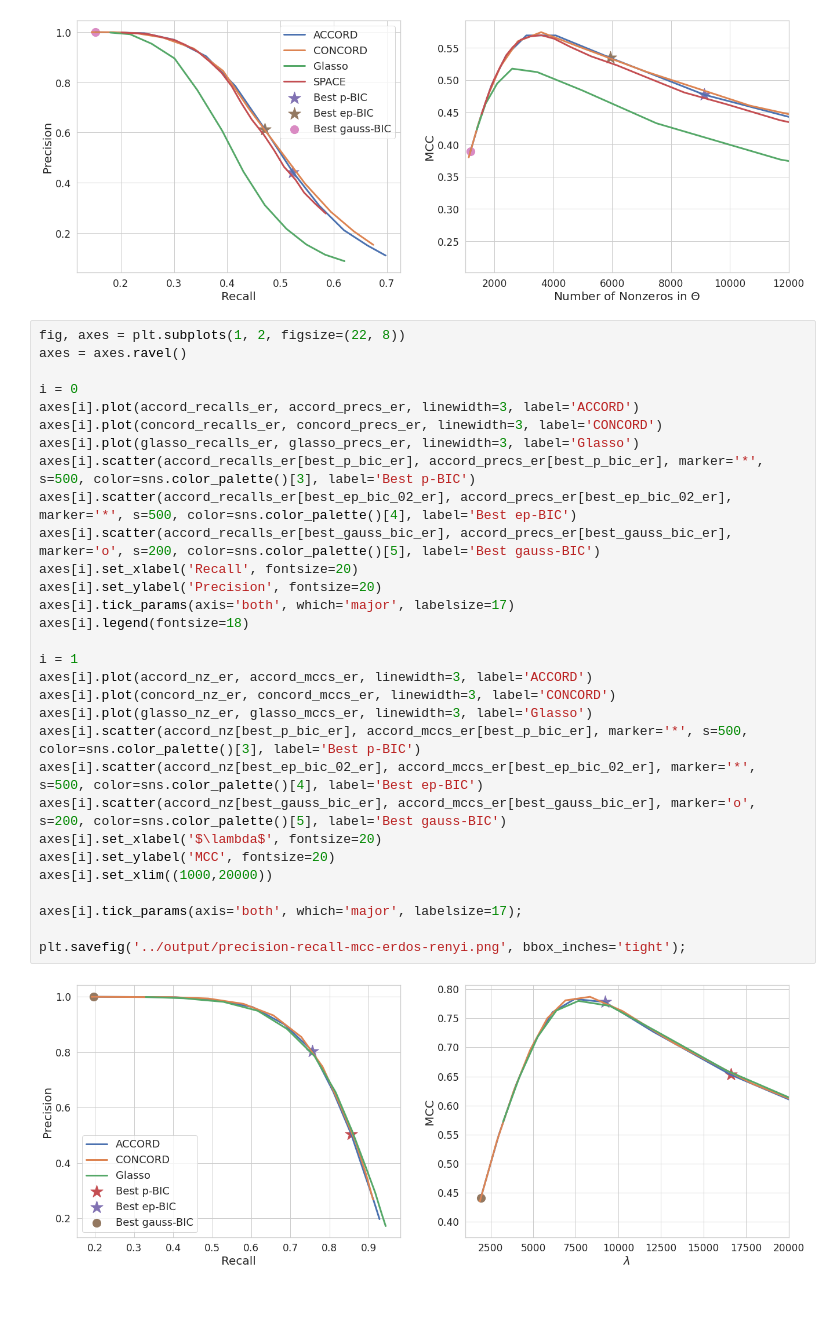
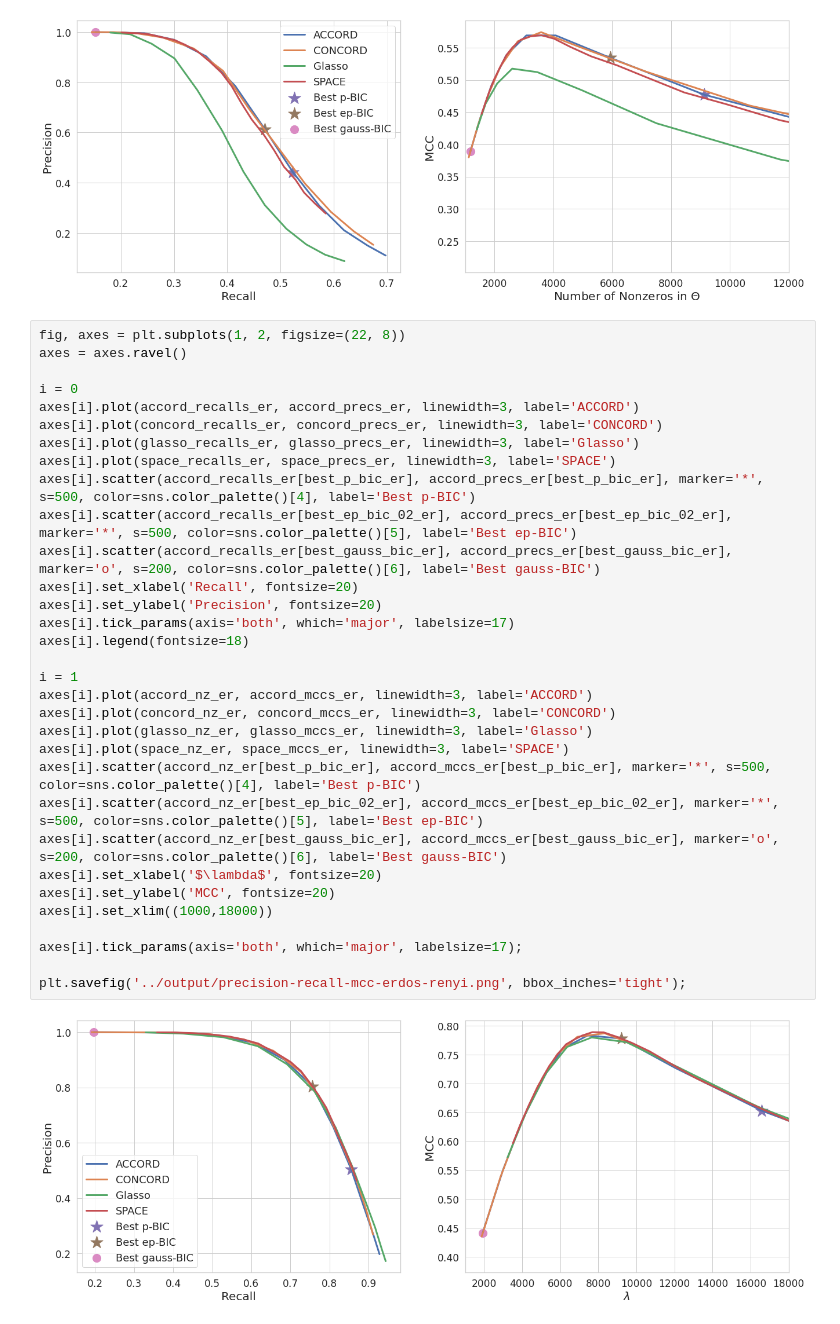
Before and after one commit to jinacfunderburk/accord-reproducibility-testing, a Jupyter notebook: simulation-edge-detection/simulation-edge-detection.ipynb, the cells around one changed output. Drawn from its saved outputs; the diff is of its cells as text.

Commit message:
fix edge detection plots

```diff
--- a/simulation-edge-detection/simulation-edge-detection.ipynb
+++ b/simulation-edge-detection/simulation-edge-detection.ipynb
@@ -303,32 +303,34 @@ plt.savefig('../output/precision-recall-mcc-hub-network.png', bbox_inches='tight
 # %%
 fig, axes = plt.subplots(1, 2, figsize=(22, 8))
 axes = axes.ravel()
 
 i = 0
 axes[i].plot(accord_recalls_er, accord_precs_er, linewidth=3, label='ACCORD')
 axes[i].plot(concord_recalls_er, concord_precs_er, linewidth=3, label='CONCORD')
 axes[i].plot(glasso_recalls_er, glasso_precs_er, linewidth=3, label='Glasso')
-axes[i].scatter(accord_recalls_er[best_p_bic_er], accord_precs_er[best_p_bic_er], marker='*', s=500, color=sns.color_palette()[3], label='Best p-BIC')
-axes[i].scatter(accord_recalls_er[best_ep_bic_02_er], accord_precs_er[best_ep_bic_02_er], marker='*', s=500, color=sns.color_palette()[4], label='Best ep-BIC')
-axes[i].scatter(accord_recalls_er[best_gauss_bic_er], accord_precs_er[best_gauss_bic_er], marker='o', s=200, color=sns.color_palette()[5], label='Best gauss-BIC')
+axes[i].plot(space_recalls_er, space_precs_er, linewidth=3, label='SPACE')
+axes[i].scatter(accord_recalls_er[best_p_bic_er], accord_precs_er[best_p_bic_er], marker='*', s=500, color=sns.color_palette()[4], label='Best p-BIC')
+axes[i].scatter(accord_recalls_er[best_ep_bic_02_er], accord_precs_er[best_ep_bic_02_er], marker='*', s=500, color=sns.color_palette()[5], label='Best ep-BIC')
+axes[i].scatter(accord_recalls_er[best_gauss_bic_er], accord_precs_er[best_gauss_bic_er], marker='o', s=200, color=sns.color_palette()[6], label='Best gauss-BIC')
 axes[i].set_xlabel('Recall', fontsize=20)
 axes[i].set_ylabel('Precision', fontsize=20)
 axes[i].tick_params(axis='both', which='major', labelsize=17)
 axes[i].legend(fontsize=18)
 
 i = 1
 axes[i].plot(accord_nz_er, accord_mccs_er, linewidth=3, label='ACCORD')
 axes[i].plot(concord_nz_er, concord_mccs_er, linewidth=3, label='CONCORD')
 axes[i].plot(glasso_nz_er, glasso_mccs_er, linewidth=3, label='Glasso')
-axes[i].scatter(accord_nz[best_p_bic_er], accord_mccs_er[best_p_bic_er], marker='*', s=500, color=sns.color_palette()[3], label='Best p-BIC')
-axes[i].scatter(accord_nz[best_ep_bic_02_er], accord_mccs_er[best_ep_bic_02_er], marker='*', s=500, color=sns.color_palette()[4], label='Best ep-BIC')
-axes[i].scatter(accord_nz[best_gauss_bic_er], accord_mccs_er[best_gauss_bic_er], marker='o', s=200, color=sns.color_palette()[5], label='Best gauss-BIC')
+axes[i].plot(space_nz_er, space_mccs_er, linewidth=3, label='SPACE')
+axes[i].scatter(accord_nz_er[best_p_bic_er], accord_mccs_er[best_p_bic_er], marker='*', s=500, color=sns.color_palette()[4], label='Best p-BIC')
+axes[i].scatter(accord_nz_er[best_ep_bic_02_er], accord_mccs_er[best_ep_bic_02_er], marker='*', s=500, color=sns.color_palette()[5], label='Best ep-BIC')
+axes[i].scatter(accord_nz_er[best_gauss_bic_er], accord_mccs_er[best_gauss_bic_er], marker='o', s=200, color=sns.color_palette()[6], label='Best gauss-BIC')
 axes[i].set_xlabel('$\lambda$', fontsize=20)
 axes[i].set_ylabel('MCC', fontsize=20)
-axes[i].set_xlim((1000,20000))
+axes[i].set_xlim((1000,18000))
 
 axes[i].tick_params(axis='both', which='major', labelsize=17);
 
 plt.savefig('../output/precision-recall-mcc-erdos-renyi.png', bbox_inches='tight');
 # %% [output]
-[figure, old version]
+[figure, new version]
```
Also changed, not shown: 1 other file.
